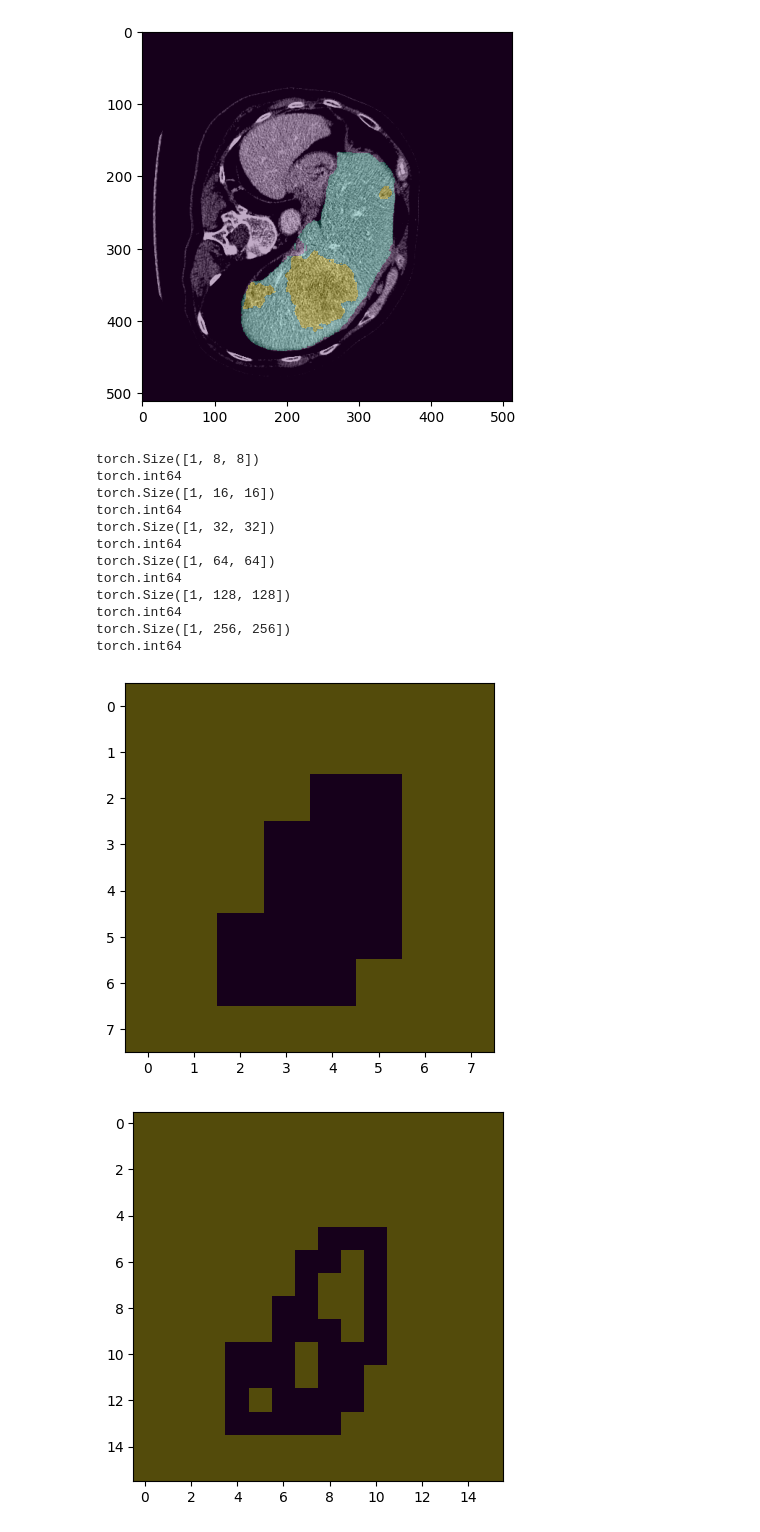
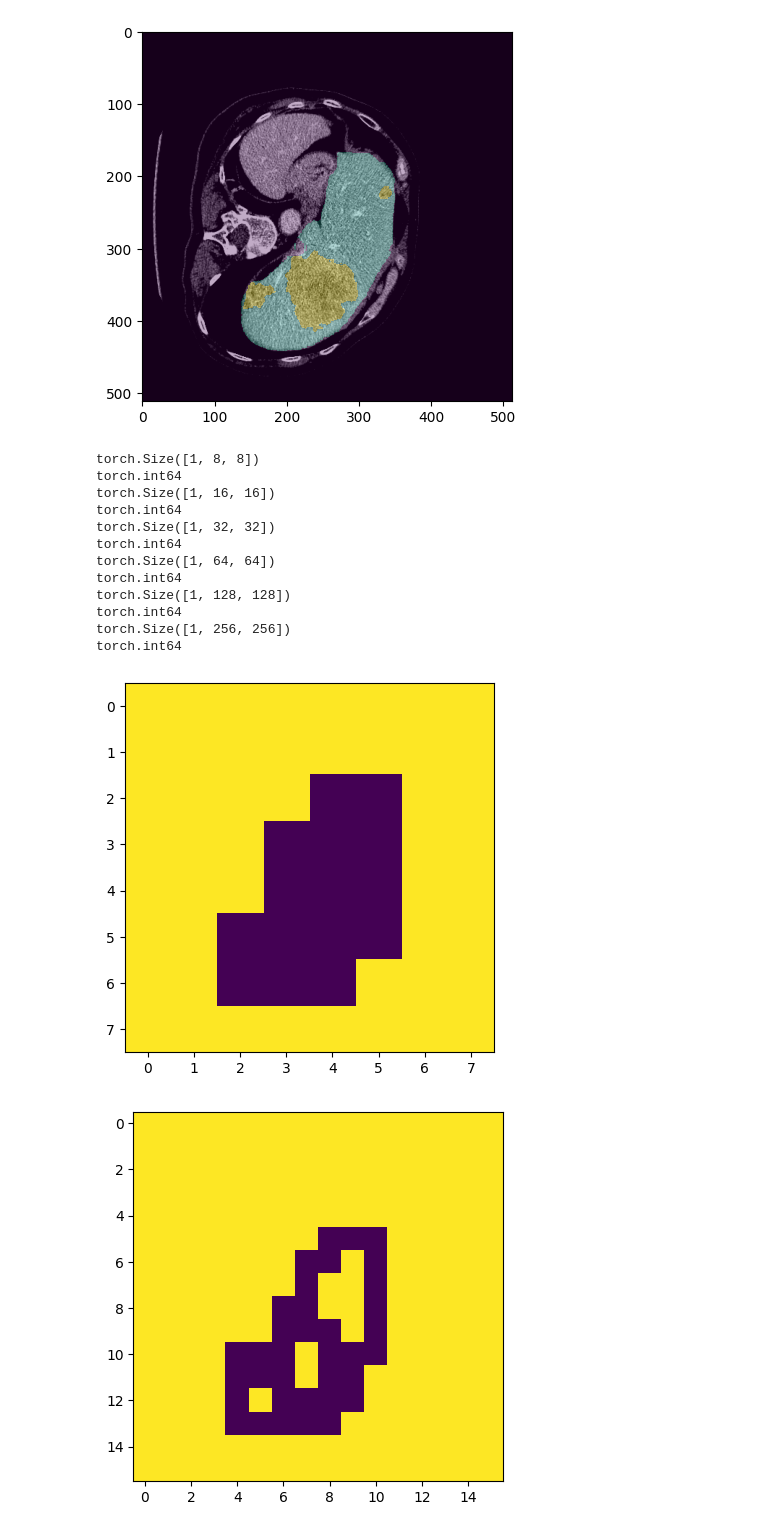
Before and after one commit to Eiphodos/CandidateNet, a Jupyter notebook: CandidateNetworkOracle.ipynb, the cells around one changed output. Drawn from its saved outputs; the diff is of its cells as text; code cells hidden in the pictures.

```diff
--- a/CandidateNetworkOracle.ipynb
+++ b/CandidateNetworkOracle.ipynb
@@ -37,5 +38,8 @@ def count_parameters(model):
 # %%
 def visualize_data(im, lab):
     plt.figure()
-    plt.imshow(im.squeeze().cpu().numpy(), cmap='gray')
-    plt.imshow(lab.squeeze().cpu().numpy(), interpolation='none', alpha=0.33)
+    if im is not None:
+        plt.imshow(im.squeeze().cpu().numpy(), cmap='gray')
+        plt.imshow(lab.squeeze().cpu().numpy(), interpolation='none', alpha=0.33)
+    else:
+        plt.imshow(lab.squeeze().cpu().numpy(), interpolation='none')
@@ -55,28 +72,28 @@ def create_oracle_labels(labels, patch_size):
 # %%
 patch_sizes_used = [64, 32, 16, 8, 4, 2]
 oracle_labels_multires = []
 for ps in patch_sizes_used:
     ol = create_oracle_labels(labels, ps)
-    visualize_data(inputs, ol)
+    visualize_data(None, ol)
     oracle_labels_multires.append(ol)
     print(ol.shape)
     print(ol.dtype)
 
 
 #oracle_labels = create_oracle_labels(labels, 64)
 #visualize_data(inputs, oracle_labels)
 # %% [output]
 torch.Size([1, 8, 8])
 torch.int64
 torch.Size([1, 16, 16])
 torch.int64
 torch.Size([1, 32, 32])
 torch.int64
 torch.Size([1, 64, 64])
 torch.int64
 torch.Size([1, 128, 128])
 torch.int64
 torch.Size([1, 256, 256])
 torch.int64
-[figure, old version]
+[figure, new version]
-[figure, old version]
+[figure, new version]
```
Also changed, not shown: parts of 7 cells of this notebook, 2 other files.
